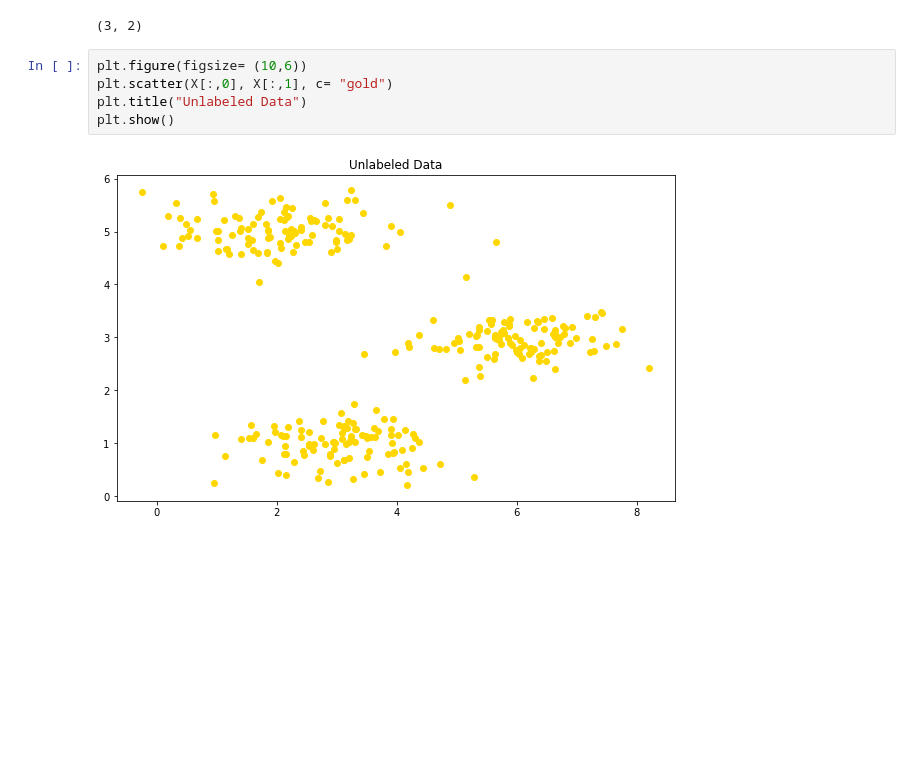
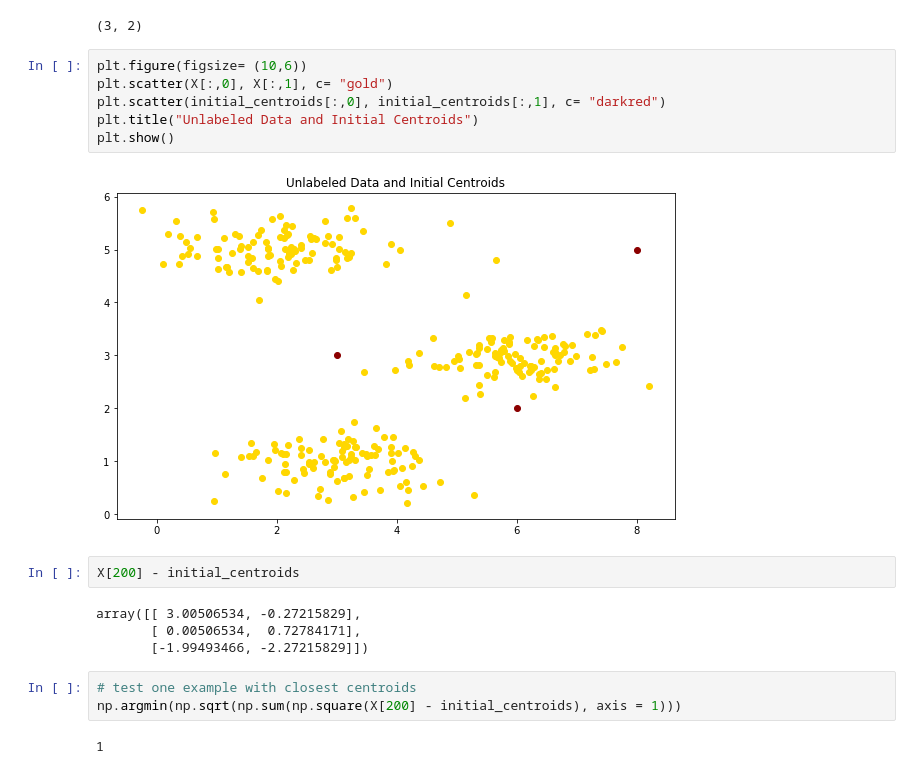
Before and after one commit to SoroushGhaderi/Machine_Learning_Andrew_Ng_exercises_with_Python, a Jupyter notebook: K-means and PCA/K-means and PCA.ipynb, the cells around one changed output. Saved outputs shown, nothing was run; the diff lists cells and outputs as text; blank space fills up the shorter version.

Commit message:
complete centroids computed

```diff
--- a/K-means and PCA/K-means and PCA.ipynb
+++ b/K-means and PCA/K-means and PCA.ipynb
@@ -130,7 +130,19 @@ initial_centroids.shape
 # %%
 plt.figure(figsize= (10,6))
 plt.scatter(X[:,0], X[:,1], c= "gold")
-plt.title("Unlabeled Data")
+plt.scatter(initial_centroids[:,0], initial_centroids[:,1], c= "darkred")
+plt.title("Unlabeled Data and Initial Centroids")
 plt.show()
 # %% [output]
-[figure, old version]
+[figure, new version]
+# %%
+X[200] - initial_centroids
+# %% [output]
+array([[ 3.00506534, -0.27215829],
+       [ 0.00506534,  0.72784171],
+       [-1.99493466, -2.27215829]])
+# %%
+# test one example with closest centroids
+np.argmin(np.sqrt(np.sum(np.square(X[200] - initial_centroids), axis = 1)))
+# %% [output]
+1
```
Also changed, not shown: parts of 5 cells of this notebook.
